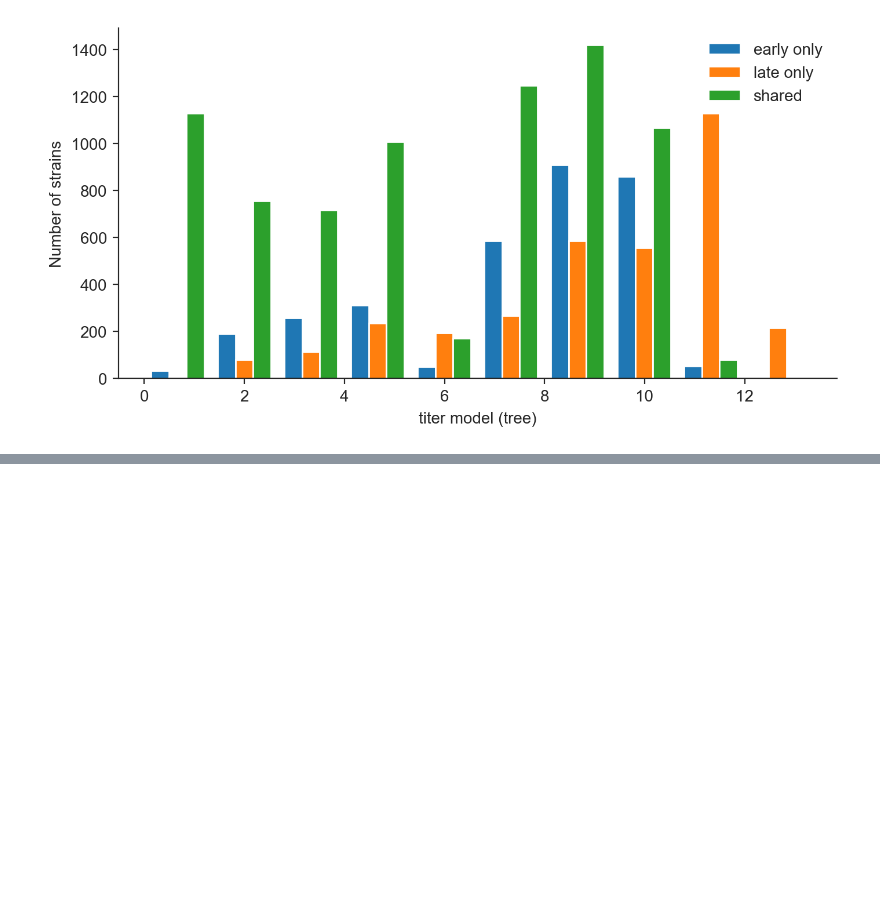
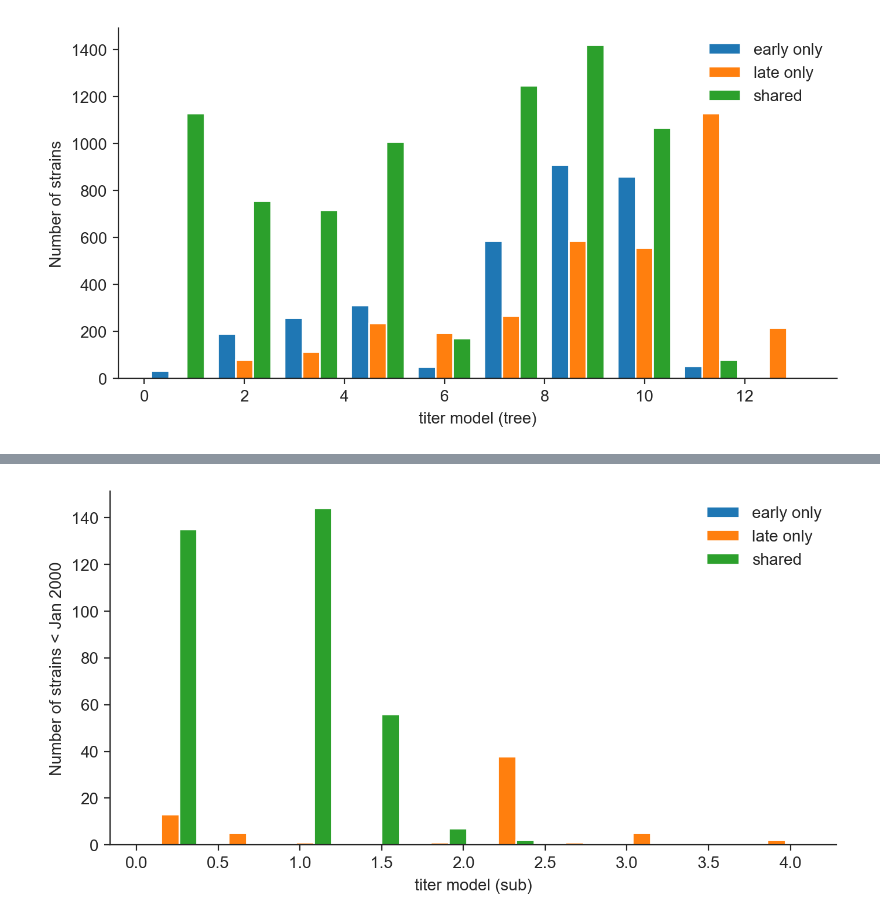
Before and after one commit to blab/perofsky-ili-antigenicity, a Jupyter notebook: analysis/2021-04-02-compare-Oct-2019-Feb-2021-builds.ipynb, the cells around one changed output, grey strips where cells are left out. Saved outputs shown, nothing was run; the diff lists cells and outputs as text; code cells hidden in the pictures; blank space fills up the shorter version.

Commit message:
Update notebook paths and add inspection of earliest strains

```diff
--- a/analysis/2021-04-02-compare-Oct-2019-Feb-2021-builds.ipynb
+++ b/analysis/2021-04-02-compare-Oct-2019-Feb-2021-builds.ipynb
@@ -13,13 +13,13 @@ import seaborn as sns
 sns.set_style("ticks")
 # %%
 early_df = pd.read_csv(
-    "flu_builds_2019-10-25/auspice_tables/flu_seasonal_h3n2_ha_21y_global.tsv",
+    "../flu_builds_2019-10-25/auspice_tables/flu_seasonal_h3n2_ha_21y_global.tsv",
     sep="\t",
     parse_dates=["date"]
 )
 # %%
 late_df = pd.read_csv(
-    "auspice_tables/flu_seasonal_h3n2_ha_21y_global.tsv",
+    "../auspice_tables/flu_seasonal_h3n2_ha_21y_global.tsv",
     sep="\t",
     parse_dates=["date"]
 )
@@ -183,0 +189,20 @@ np.random.random()
+# %%
+earliest_strains_df = all_strains_df.query("(date_early < '2000-01-01') | (date_late < '2000-01-01')").copy()
+# %%
+fig, ax = plt.subplots(1, 1, figsize=(8, 4), dpi=200)
+ax.hist(
+    [
+        earliest_strains_df.query("_merge == 'left_only'")["cTiterSub_early"],
+        earliest_strains_df.query("_merge == 'right_only'")["cTiterSub_late"],
+        earliest_strains_df.query("_merge == 'both'")["cTiterSub_early"],
+    ],
+    label=["early only", "late only", "shared"]
+)
+
+ax.set_xlabel("titer model (sub)")
+ax.set_ylabel("Number of strains < Jan 2000")
+
+ax.legend(frameon=False)
+sns.despine()
+# %% [output]
+[figure, added]
```
Also changed, not shown: parts of 4 cells of this notebook.
